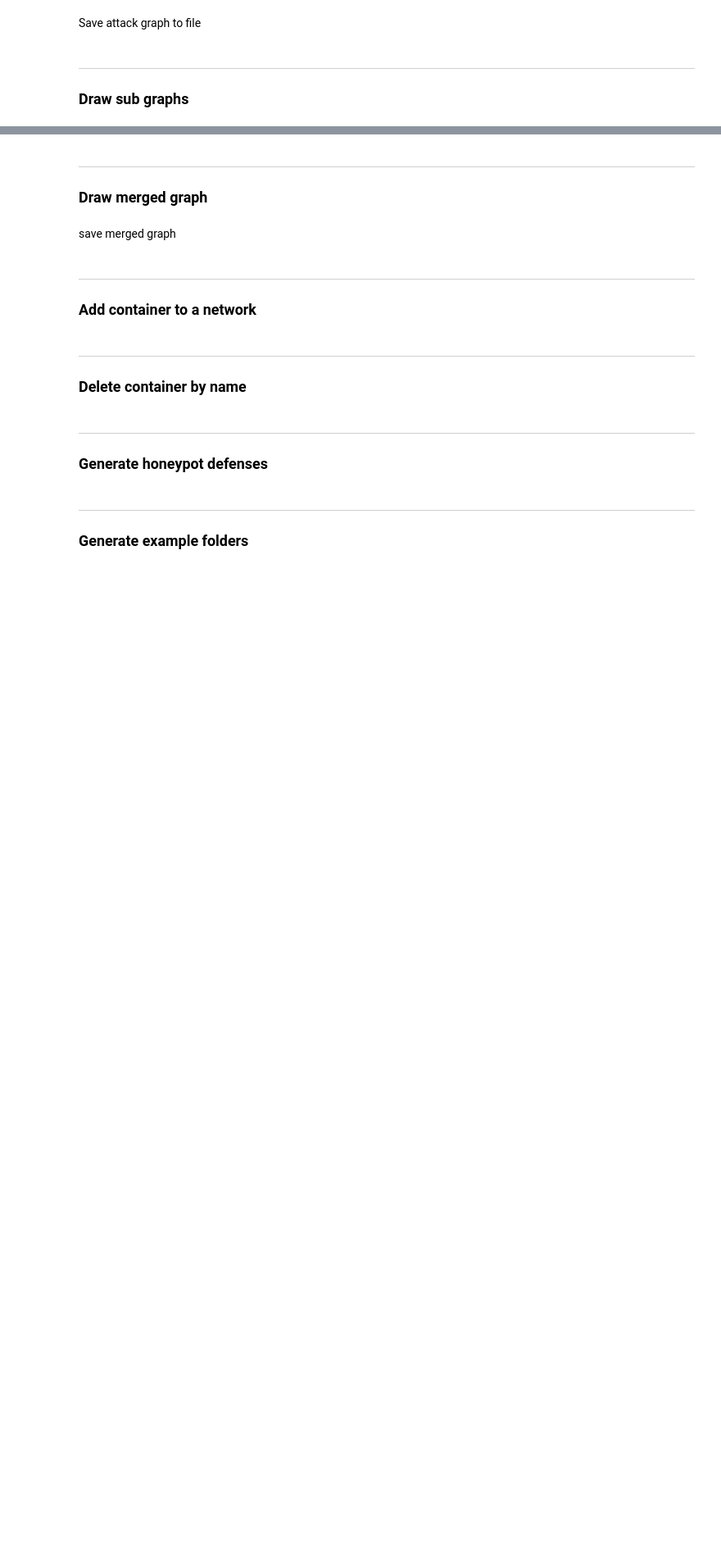
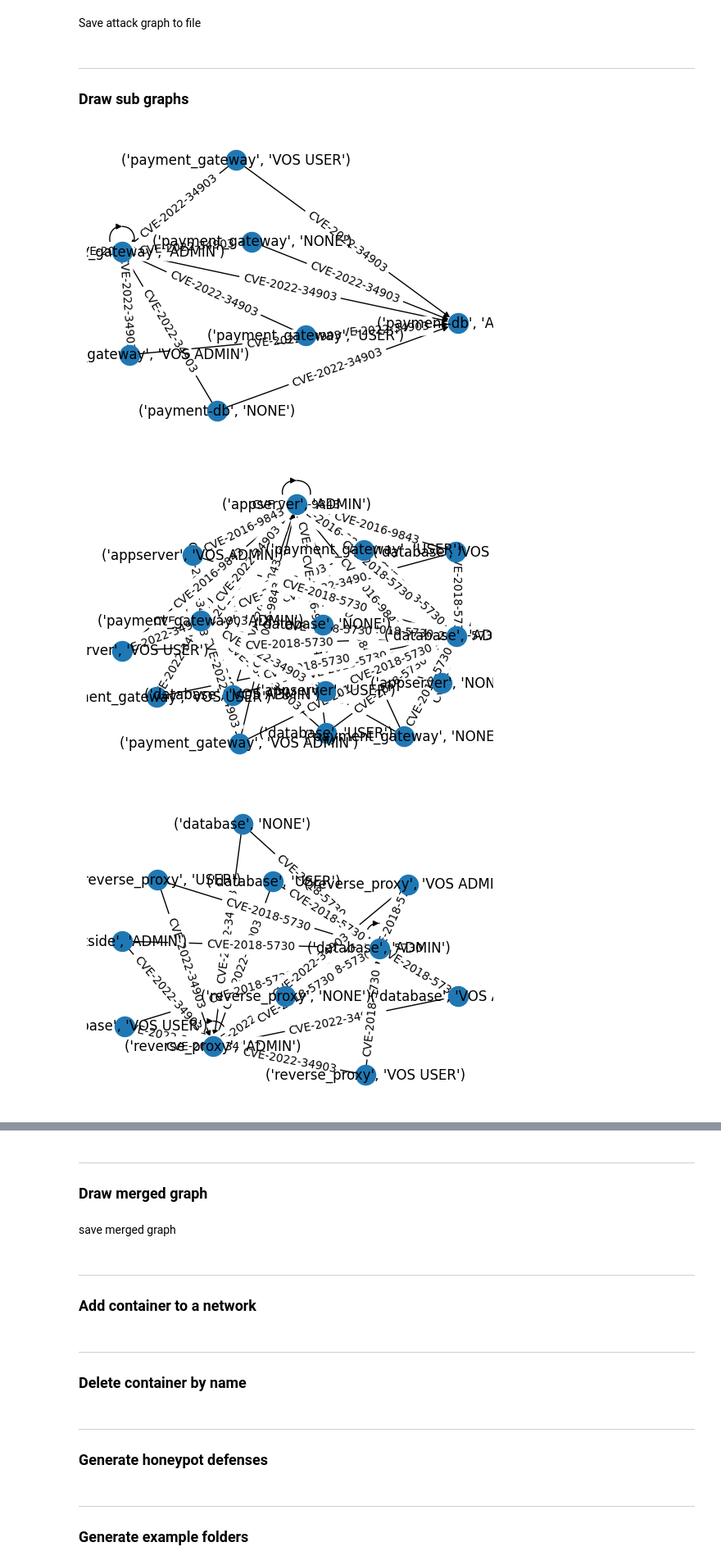
Before and after one commit to Cforcharming/mAGG, a Jupyter notebook: main.ipynb, the cells around one changed output, grey strips where cells are left out. Shown: that part at 82% size. Cells and saved outputs as stored; diff of their text form; code cells hidden in the pictures; blank space fills up the shorter version.

```diff
--- a/main.ipynb
+++ b/main.ipynb
@@ -26,18 +26,17 @@ from layers.vulnerability_layer import VulnerabilityLayer
 from layers.merged_graph_layer import MergedGraphLayer
 from layers.attack_graph_layer import AttackGraphLayer
 from layers.topology_layer import TopologyLayer
-import compose_generator
 from mio import wrapper
 
-argv=['', 'example']
-stat, config, examples, times = wrapper.init(argv)
-assert stat == 0
+argv=['', 'atsea']
+config, examples = wrapper.init(argv)
 
 concurrency = config['nums-of-processes']
+executor = None
 if concurrency > 0:
     executor = ProcessPoolExecutor(concurrency, mp.get_context('forkserver'))
-else:
-    executor = None
 
 attack_vectors = VulnerabilityLayer.get_attack_vectors(config["attack-vector-folder-path"], executor)
 example_folder, result_folder = wrapper.create_folders(argv[1], config)
+
+times = 0
@@ -50,4 +73,4 @@ topology_layer = TopologyLayer(example_folder)
 ---
 ### Create vulnerability layer
 # %%
-vulnerability_layer = VulnerabilityLayer(example_folder, topology_layer.services, config, attack_vectors)
+vulnerability_layer = VulnerabilityLayer(topology_layer, config, attack_vectors)
@@ -55,4 +84,4 @@ vulnerability_layer = VulnerabilityLayer(example_folder, topology_layer.services
 ---
 ### Getting the attack graphs for each network
 # %%
-attack_graph_layer = AttackGraphLayer(vulnerability_layer, topology_layer, config, executor)
+attack_graph_layer = AttackGraphLayer(vulnerability_layer, executor)
@@ -139,13 +179,17 @@ plt.savefig(composed_graph_path, transparent=True)
 ---
 ### Draw sub graphs
 # %%
-for network in topology_layer.networks:
+for network in attack_graph_layer.attack_graph:
     sub_graph = attack_graph_layer.attack_graph[network]
     sub_labels = attack_graph_layer.graph_labels[network]
     plt.axis("off")
     pos = nx.spring_layout(sub_graph)
     nx.draw_networkx_nodes(sub_graph, pos)
     nx.draw_networkx_edges(sub_graph, pos)
     nx.draw_networkx_labels(sub_graph, pos)
     nx.draw_networkx_edge_labels(sub_graph, pos, edge_labels=sub_labels)
     plt.show()
+# %% [output]
+[figure, added]
+[figure, added]
+[figure, added]
```
Also changed, not shown: parts of 18 cells of this notebook, 3 other files.
